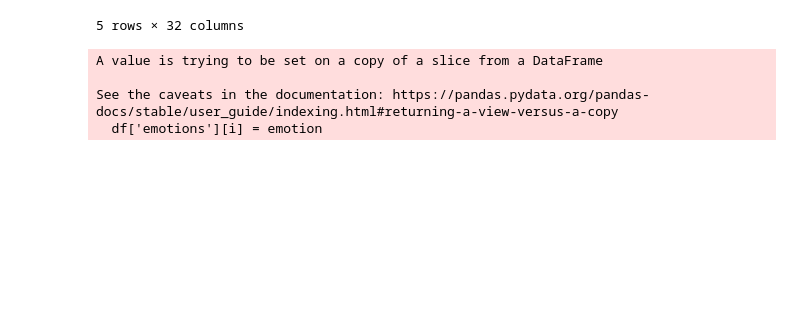
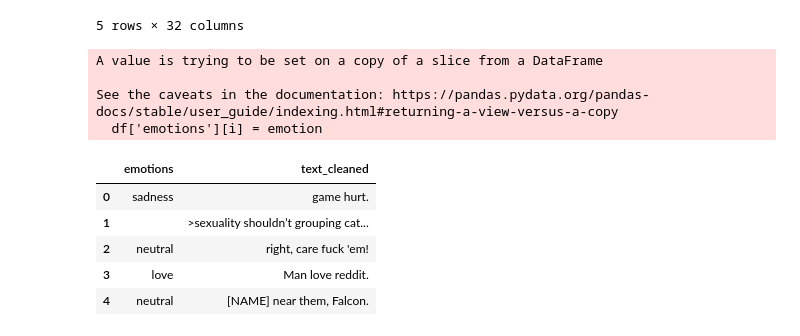
Before and after one commit to mlbam/Project-Supervised-learning, a Jupyter notebook: Notebook.ipynb, the cells around one changed output. Drawn from its saved outputs; the diff is of its cells as text; code cells hidden in the pictures; blank space fills up the shorter version.

```diff
--- a/Notebook.ipynb
+++ b/Notebook.ipynb
@@ -78,6 +78,15 @@ A value is trying to be set on a copy of a slice from a DataFrame
 
 See the caveats in the documentation: https://pandas.pydata.org/pandas-docs/stable/user_guide/indexing.html#returning-a-view-versus-a-copy
   df['emotions'][i] = emotion
+# %%
+df.head()
+# %% [output]
+|  | emotions | text_cleaned |
+| 0 | sadness | game hurt. |
+| 1 |  | >sexuality shouldn’t grouping cat... |
+| 2 | neutral | right, care fuck 'em! |
+| 3 | love | Man love reddit. |
+| 4 | neutral | [NAME] near them, Falcon. |
 # %%
 df = df[['emotions', 'text_cleaned']]
 # %%
```
Also changed, not shown: parts of 4 cells of this notebook.
